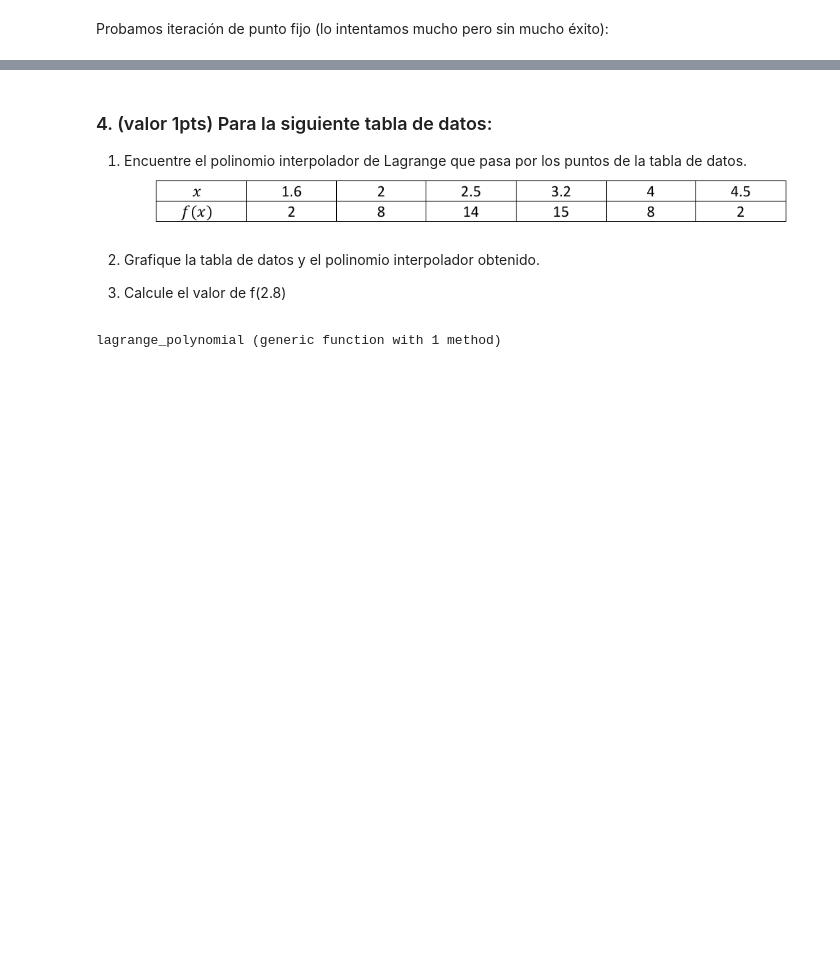
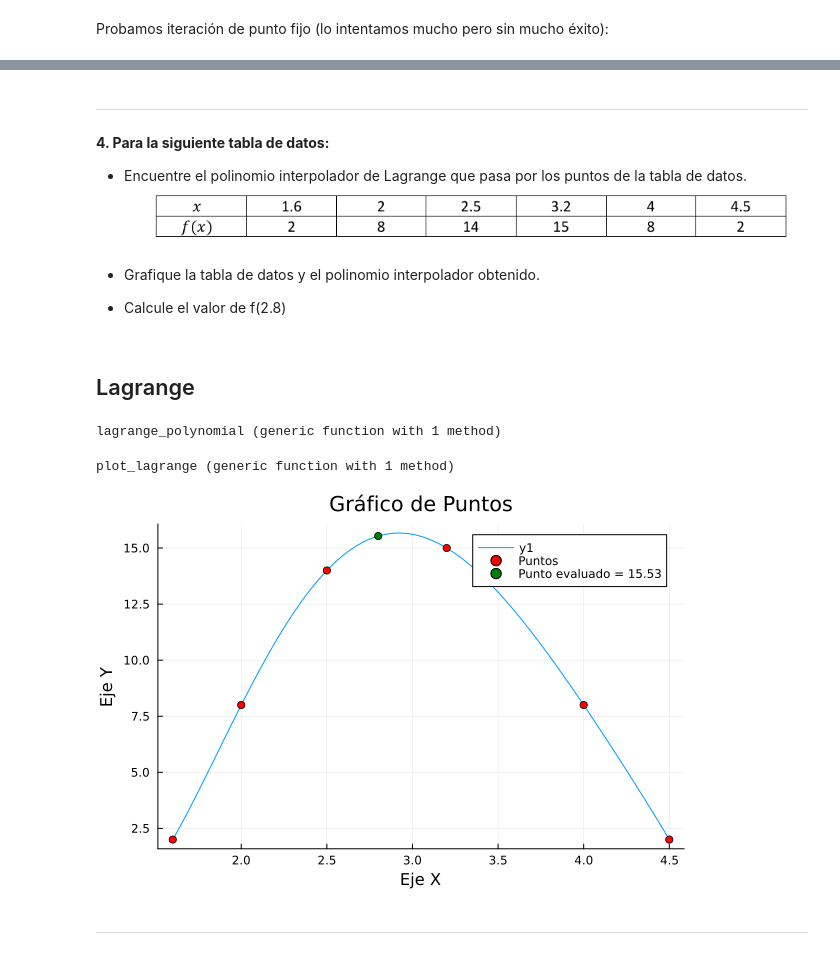
Before and after one commit to DaveAlsina/8tavoSemestre, a Jupyter notebook: numerico/taller1/taller1.ipynb, the cells around one changed output, grey strips where cells are left out. Drawn from its saved outputs; the diff is of its cells as text; code cells hidden in the pictures; blank space fills up the shorter version.

```diff
--- a/numerico/taller1/taller1.ipynb
+++ b/numerico/taller1/taller1.ipynb
@@ -179,4 +179,10 @@ function check_constraints(f::Function, lower_bound::Float64, upper_bound::Float
         return true
     end
 end
+
+function check_constraints_df(df::Function, x_value::Float64)::Bool
+    slope = abs(df(x_value))
+    # slope > 1 its not a good idea
+    return slope < 1
+end
 # %% [output]
@@ -184,5 +190,6 @@ check_constraints (generic function with 1 method)
 # %%
 function fixed_point_iteration(f::Function,
+                               df::Function,
                                x0::Float64,
                                lower_bound::Float64,
                                upper_bound::Float64,
@@ -191,7 +198,7 @@ function fixed_point_iteration(f::Function,
                                target_value::Float64,
                                is_absolute_error::Bool)
 
-    if  !check_constraints(f, lower_bound, upper_bound)
+    if  !check_constraints_df(df, x0)
         println("The function does not meet the requirements for the fixed point iteration method")
         return x0, maxiter
     end
@@ -230,7 +237,7 @@ function fixed_point_iteration_wrapper(f::Function,
         It calls the function fixed_point_iteration with the corresponding parameters.
     """
 
-    return fixed_point_iteration(f, x0, lower_bound, upper_bound, tol, max_iter, target_value, is_absolute_error)
+    return fixed_point_iteration(f, df, x0, lower_bound, upper_bound, tol, max_iter, target_value, is_absolute_error)
 end
 # %% [output]
 fixed_point_iteration_wrapper (generic function with 1 method)
@@ -637,12 +692,16 @@ El orden en que seleccionaríamos métodos sería:
+# %% [markdown]
+---
 # %% [markdown]
-### 4. (valor 1pts) Para la siguiente tabla de datos:
+**4. Para la siguiente tabla de datos:**
 
 
-1. Encuentre el polinomio interpolador de Lagrange que pasa por los puntos de la tabla
+* Encuentre el polinomio interpolador de Lagrange que pasa por los puntos de la tabla
 de datos.
 ![image.png](attachment:image.png)
 
-2. Grafique la tabla de datos y el polinomio interpolador obtenido.
+* Grafique la tabla de datos y el polinomio interpolador obtenido.
 
-3. Calcule el valor de f(2.8)
+* Calcule el valor de f(2.8)
+# %% [markdown]
+## Lagrange
 # %%
@@ -692,3 +764,43 @@ function lagrange_polynomial(points::Vector{Vector{Float64}}, x::Float64)
 end
 # %% [output]
 lagrange_polynomial (generic function with 1 method)
+# %%
+function plot_lagrange(points::Vector{Vector{Float64}}, step::Float64)
+    """
+        Plot the lagrange polynomial interpolation.
+
+        Parameters
+        ----------
+            points: list of points [x, y] to interpolate.
+            step: step to plot the interpolation.
+
+        Returns
+        -------
+            None
+    """
+
+    start = points[1][1]
+    stop = points[end][1]
+
+    pts = [[x, lagrange_polynomial(points, x)] for x = start:step:stop]
+
+    x = [p[1] for p in pts]
+    y = [p[2] for p in pts]
+
+    # Graficar puntos utilizando scatter()
+    plot(x, y, legend=true, title="Gráfico de Puntos", xlabel="Eje X", ylabel="Eje Y")
+    # Agregar puntos de construccion
+    scatter!([i[1] for i in points],[i[2] for i in points], label="Puntos", color=:red)
+end
+# %% [output]
+plot_lagrange (generic function with 1 method)
+# %%
+values = [[1.6,2.0],[2.0,8.0],[2.5,14.0],[3.2,15.0],[4.0,8.0],[4.5,2.0]]
+value = lagrange_polynomial(values, 2.8) # f(2.8)
+
+plot_lagrange(values,0.01)
+scatter!([2.8], [value], label="Punto evaluado = $(Float16(value))", color=:green)
+# %% [output]
+[figure, added]
+# %% [markdown]
+---
```
Also changed, not shown: parts of 50 cells of this notebook.
